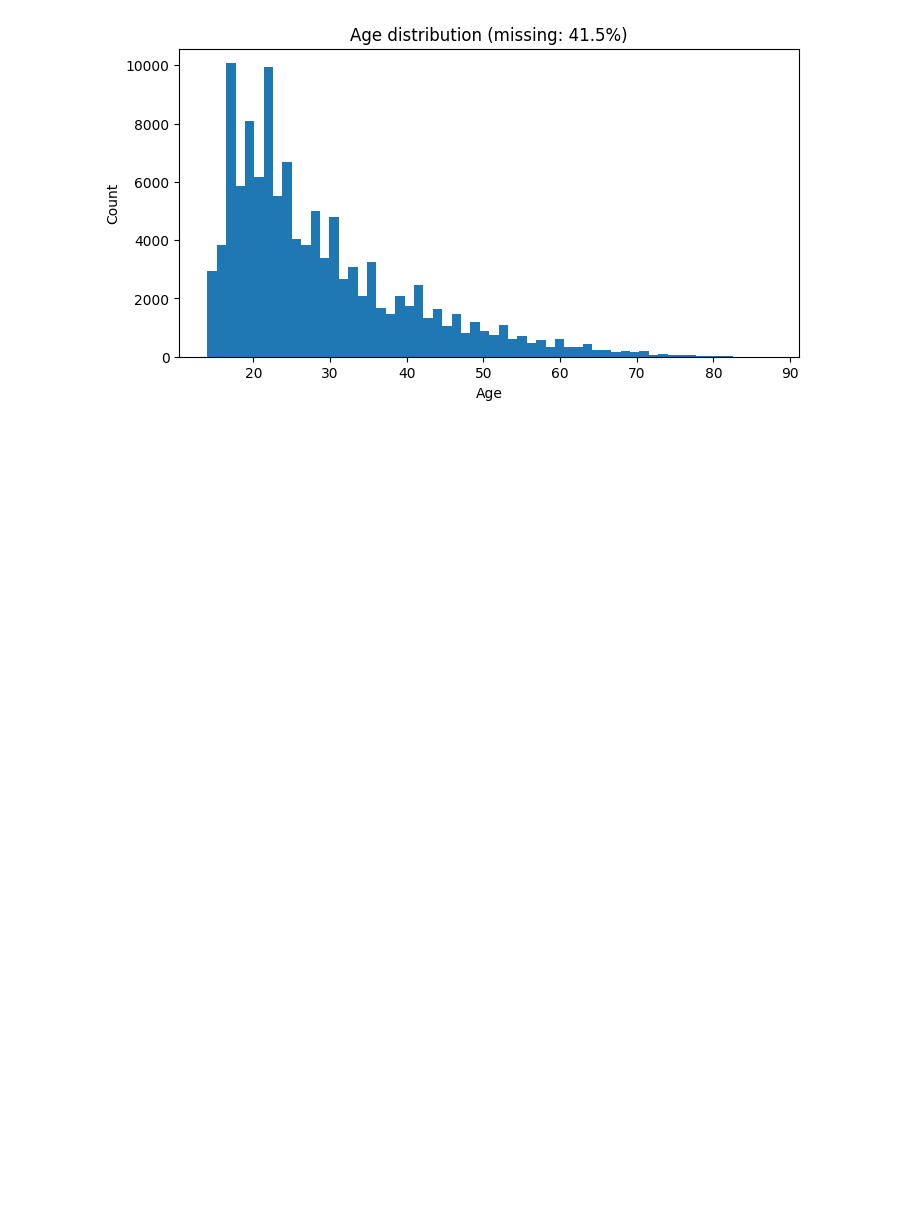
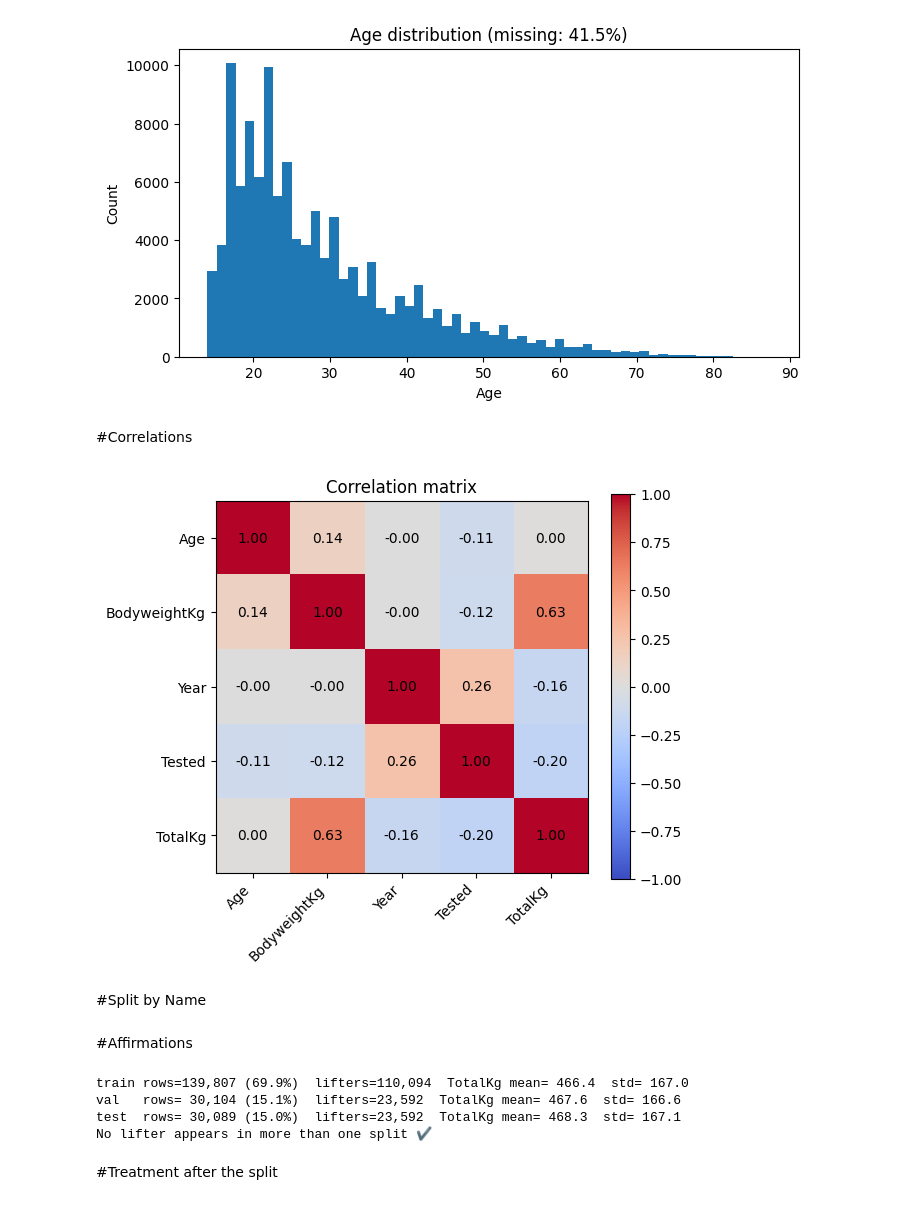
Before and after one commit to AmalKhairalla/OPL-Insights, a Jupyter notebook: notebooks/DS330_P1_OPL_Insights.ipynb, the cells around one changed output. Cells and saved outputs as stored; diff of their text form; code cells hidden in the pictures; blank space fills up the shorter version.

```diff
--- a/notebooks/DS330_P1_OPL_Insights.ipynb
+++ b/notebooks/DS330_P1_OPL_Insights.ipynb
@@ -630,3 +630,23 @@ plt.title(f"Age distribution (missing: {df['Age'].isna().mean():.1%})")
 plt.show()
 # %% [output]
 [figure]
+# %% [markdown]
+#Correlations
+# %%
+num_cols = ['Age', 'BodyweightKg', 'Year', 'Tested', 'TotalKg']
+corr = df[num_cols].corr()
+
+plt.figure(figsize=(6, 5))
+plt.imshow(corr, cmap='coolwarm', vmin=-1, vmax=1)
+plt.colorbar()
+plt.xticks(range(len(num_cols)), num_cols, rotation=45, ha='right')
+plt.yticks(range(len(num_cols)), num_cols)
+for i in range(len(num_cols)):
+    for j in range(len(num_cols)):
+        plt.text(j, i, f'{corr.iloc[i, j]:.2f}', ha='center', va='center')
+plt.title('Correlation matrix')
+plt.show()
+# %% [output]
+[figure, added]
+# %% [markdown]
+#Split by Name
@@ -632,0 +666,18 @@ plt.show()
+# %% [markdown]
+#Affirmations
+# %%
+for name, d in [('train', train_df), ('val', val_df), ('test', test_df)]:
+    print(f"{name:5s} rows={len(d):7,d} ({len(d)/len(df):5.1%})  "
+          f"lifters={d['Name'].nunique():6,d}  "
+          f"TotalKg mean={d['TotalKg'].mean():6.1f}  std={d['TotalKg'].std():6.1f}")
+
+tr, va, te = set(train_df['Name']), set(val_df['Name']), set(test_df['Name'])
+assert len(tr & va) == 0 and len(tr & te) == 0 and len(va & te) == 0
+print('No lifter appears in more than one split ✔')
+# %% [output]
+train rows=139,807 (69.9%)  lifters=110,094  TotalKg mean= 466.4  std= 167.0
+val   rows= 30,104 (15.1%)  lifters=23,592  TotalKg mean= 467.6  std= 166.6
+test  rows= 30,089 (15.0%)  lifters=23,592  TotalKg mean= 468.3  std= 167.1
+No lifter appears in more than one split ✔
+# %% [markdown]
+#Treatment after the split
```
Also changed, not shown: parts of 30 cells of this notebook.
